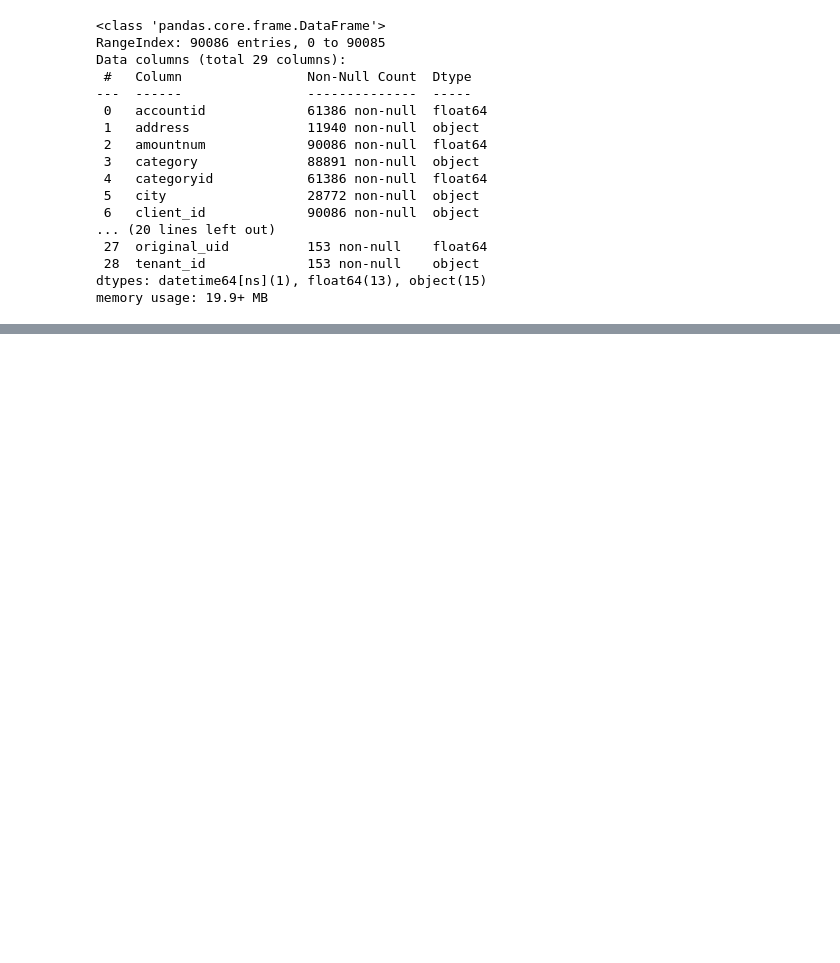
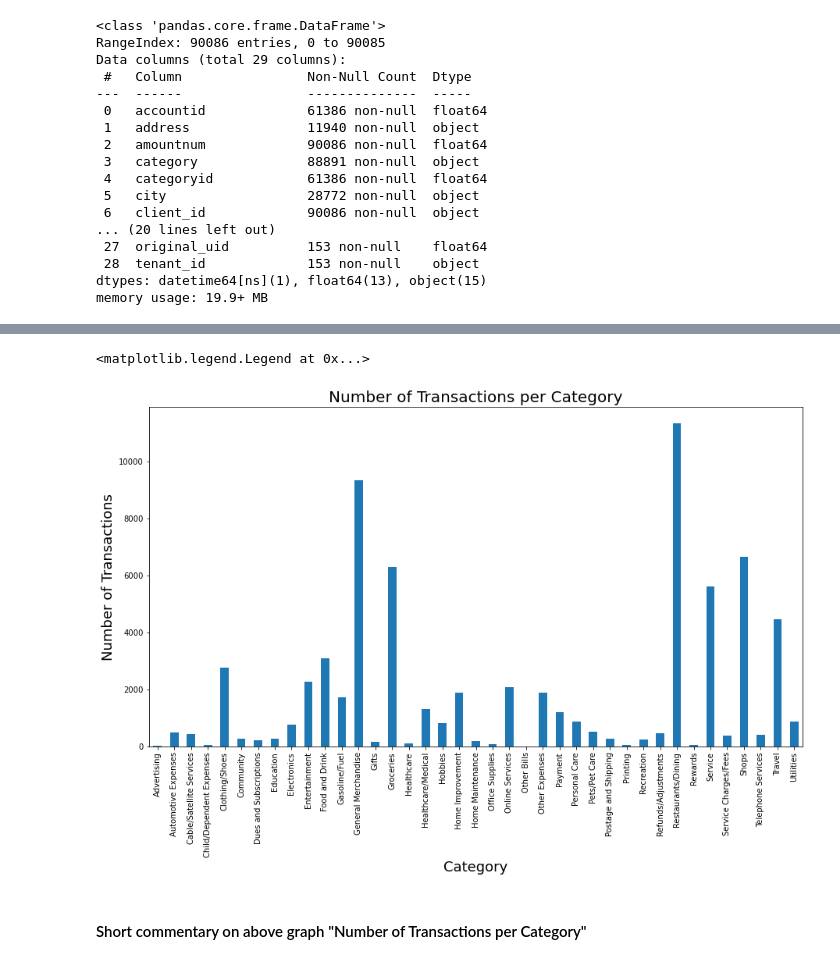
Before and after one commit to fariha23/recommendation_system_creditcard, a Jupyter notebook: notebooks/EDA.ipynb, the cells around one changed output, grey strips where cells are left out. Saved outputs shown, nothing was run; the diff lists cells and outputs as text; code cells hidden in the pictures; blank space fills up the shorter version.

```diff
--- a/notebooks/EDA.ipynb
+++ b/notebooks/EDA.ipynb
@@ -139,0 +282,14 @@ df.groupby(['client_id']).count()
+# %%
+#Total number of records per category:
+df_cat=df.groupby(['category'])['category'].count()
+df_cat.plot.bar(figsize=(15,8))
+
+plt.title('Number of Transactions per Category', fontsize=20)
+plt.xlabel("Category", fontsize=18)
+plt.ylabel("Number of Transactions", fontsize=18)
+plt.legend('', frameon=False)
+# %% [output]
+<matplotlib.legend.Legend at 0x...>
+[figure, added]
+# %% [markdown]
+#### Short commentary on above graph "Number of Transactions per Category"
```
Also changed, not shown: parts of 57 cells of this notebook.
